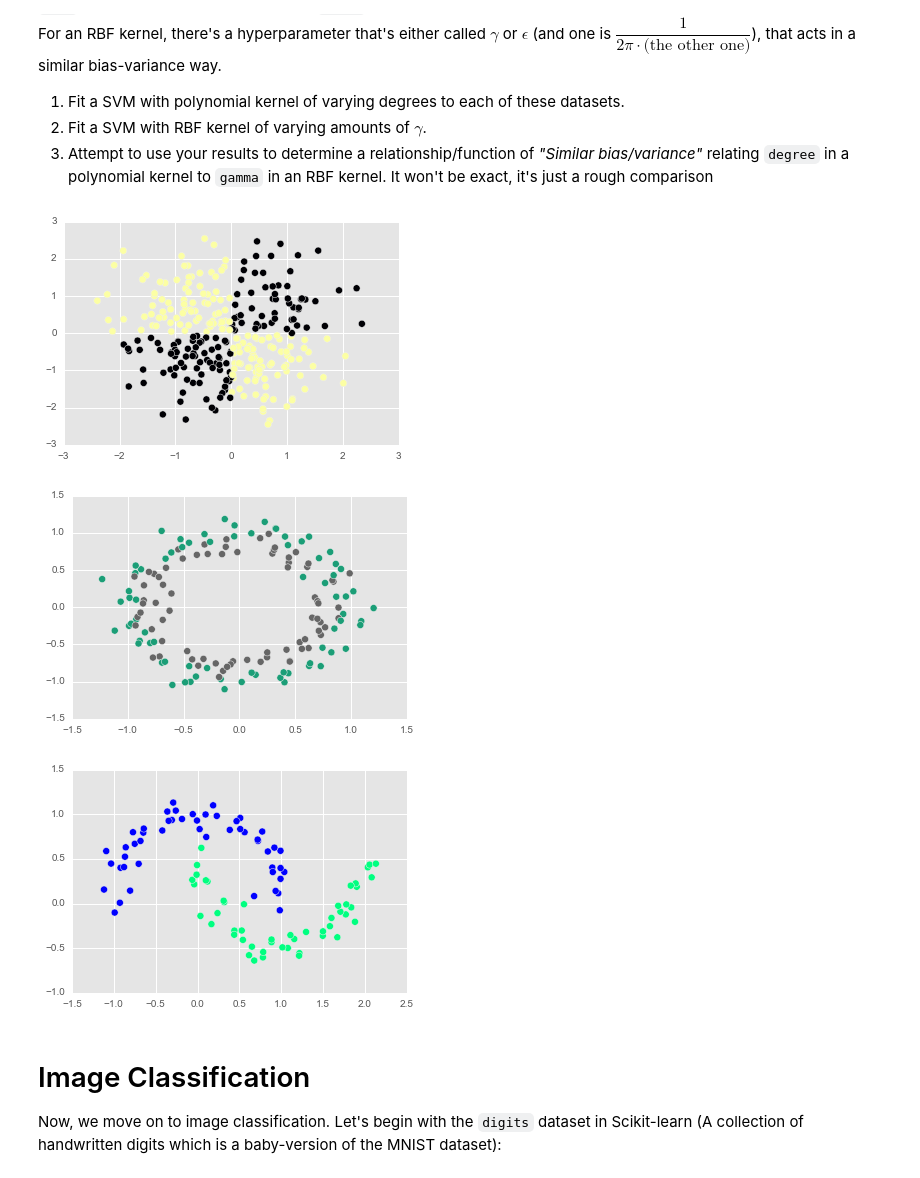
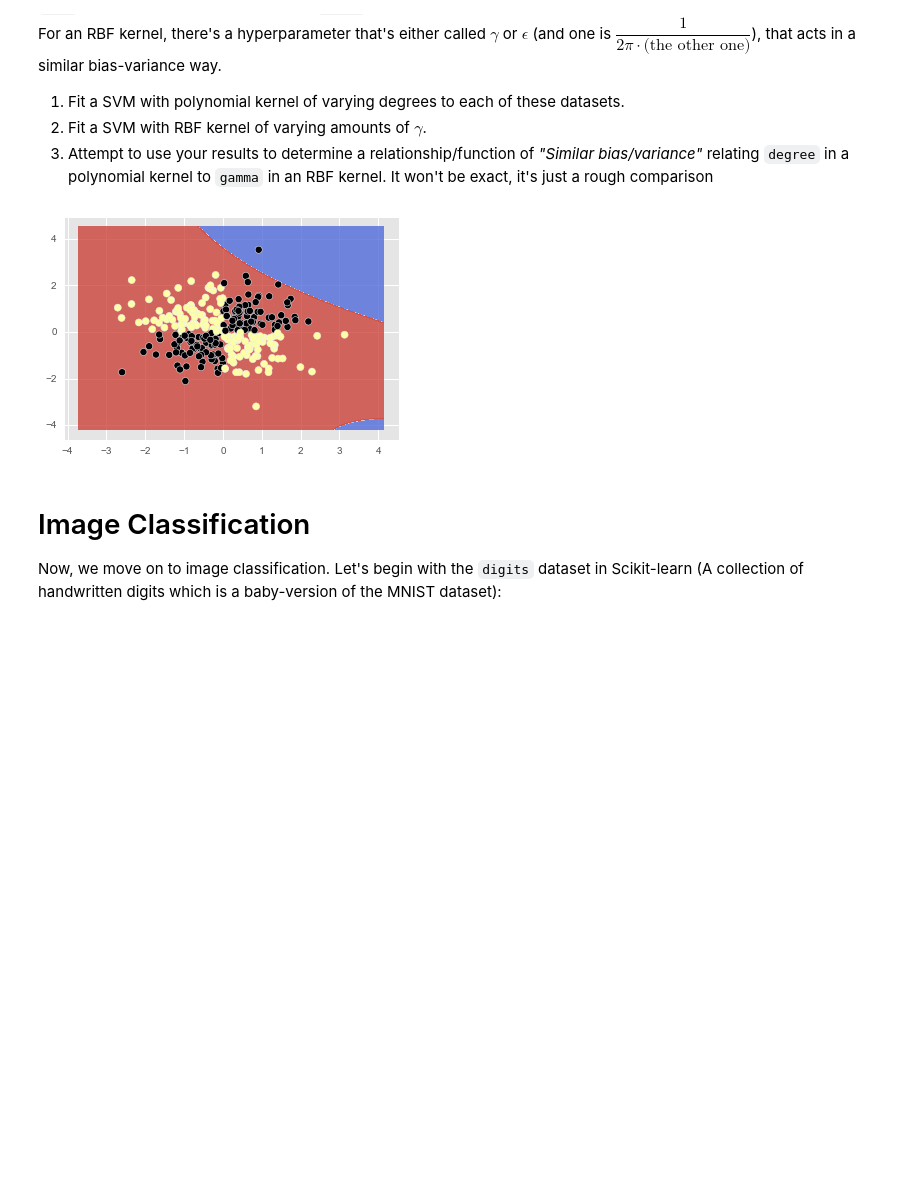
Before and after one commit to Reichenbachian/SVM_Examples, a Jupyter notebook: miniproject_SVMs.ipynb, the cells around one changed output. Saved outputs shown, nothing was run; the diff lists cells and outputs as text; code cells hidden in the pictures; blank space fills up the shorter version.

```diff
--- a/miniproject_SVMs.ipynb
+++ b/miniproject_SVMs.ipynb
@@ -71,28 +70,35 @@ For the polynomial kernel, you'll need to specify a degree number using `kernel=
 # %%
 # Generate Datasets
 X_3 = np.random.randn(300, 2)
 y_3 = np.logical_xor(X_3[:, 0] > 0, X_3[:, 1] > 0).astype(int)
-X_4, y_4 = make_circles(n_samples=150, shuffle=True, noise=0.1, random_state=11, factor=0.8)
-X_4[:,[0, 1]] = X_4[:,[1, 0]]
-X_5, y_5 = make_moons(n_samples=100, shuffle=True, noise=0.1, random_state=13)
+# X_4, y_4 = make_circles(n_samples=150, shuffle=True, noise=0.1, random_state=11, factor=0.8)
+# X_4[:,[0, 1]] = X_4[:,[1, 0]]
+# X_5, y_5 = make_moons(n_samples=100, shuffle=True, noise=0.1, random_state=13)
+
 
 # Plot them
+svm = SVC(kernel='poly', degree=3)
+svm.fit(X_3, y_3)
+plot(svm, X_3, y_3)
 plt.scatter(X_3[:, 0], X_3[:, 1], c=y_3, s=50, cmap='inferno')
-clf = SVC(kernel='linear')
-clf.fit(X_1, y_1)
-plot(clf, X_1, y_1)
-plt.scatter(X_1[:, 0], X_1[:, 1], c=y_1, s=50, cmap='viridis')
 plt.show();
 
-plt.scatter(X_4[:, 0], X_4[:, 1], c=y_4, s=50, cmap='Dark2')
-plt.show();
+# plt.scatter(X_4[:, 0], X_4[:, 1], c=y_4, s=50, cmap='Dark2')
+# clf = SVC(kernel='linear')
+# clf.fit(X_1, y_1)
+# plot(clf, X_1, y_1)
+# plt.scatter(X_1[:, 0], X_1[:, 1], c=y_1, s=50, cmap='viridis')
+# plt.show();
 
-plt.scatter(X_5[:, 0], X_5[:, 1], c=y_5, s=50, cmap='winter')
-plt.show();
+# plt.scatter(X_5[:, 0], X_5[:, 1], c=y_5, s=50, cmap='winter')
+# plt.scatter(X_4[:, 0], X_4[:, 1], c=y_4, s=50, cmap='Dark2')
+# clf = SVC(kernel='linear')
+# clf.fit(X_1, y_1)
+# plot(clf, X_1, y_1)
+# plt.scatter(X_1[:, 0], X_1[:, 1], c=y_1, s=50, cmap='viridis')
+# plt.show();
 # %% [output]
-[figure, old version]
+[figure, new version]
-[figure, removed]
-[figure, removed]
 # %%
 # good luck!
 # %% [markdown]
```
Also changed, not shown: parts of 3 cells of this notebook.
